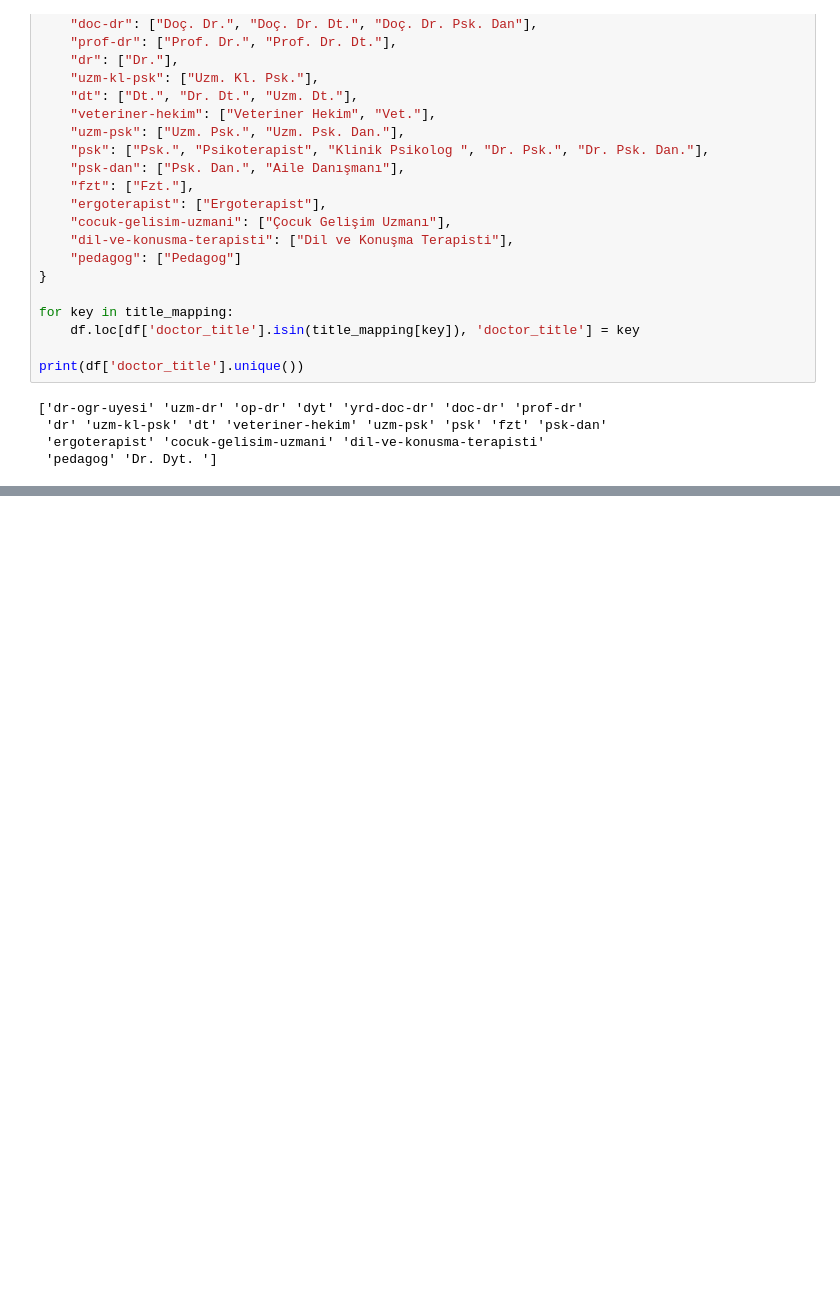
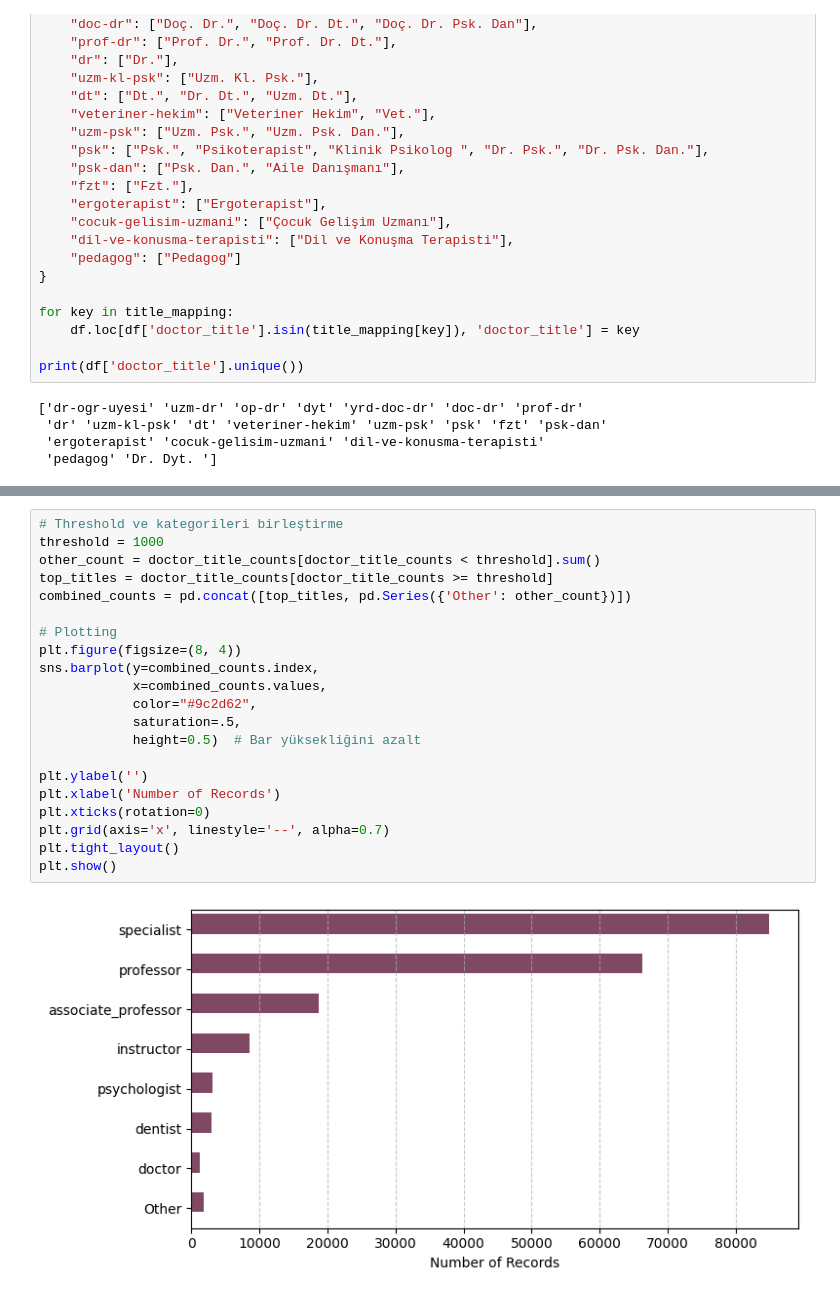
Before and after one commit to malibayram/quality_driven_learning_rate, a Jupyter notebook: pre_process.ipynb, the cells around one changed output, grey strips where cells are left out. Saved outputs shown, nothing was run; the diff lists cells and outputs as text; blank space fills up the shorter version.

```diff
--- a/pre_process.ipynb
+++ b/pre_process.ipynb
@@ -265,0 +393,23 @@ print(df['doctor_speciality'].unique())
+# %%
+# Threshold ve kategorileri birleştirme
+threshold = 1000
+other_count = doctor_title_counts[doctor_title_counts < threshold].sum()
+top_titles = doctor_title_counts[doctor_title_counts >= threshold]
+combined_counts = pd.concat([top_titles, pd.Series({'Other': other_count})])
+
+# Plotting
+plt.figure(figsize=(8, 4))
+sns.barplot(y=combined_counts.index,
+            x=combined_counts.values,
+            color="#9c2d62",
+            saturation=.5,
+            height=0.5)  # Bar yüksekliğini azalt
+
+plt.ylabel('')
+plt.xlabel('Number of Records')
+plt.xticks(rotation=0)
+plt.grid(axis='x', linestyle='--', alpha=0.7)
+plt.tight_layout()
+plt.show()
+# %% [output]
+[figure, added]
```
Also changed, not shown: parts of 11 cells of this notebook, 6 other files.
